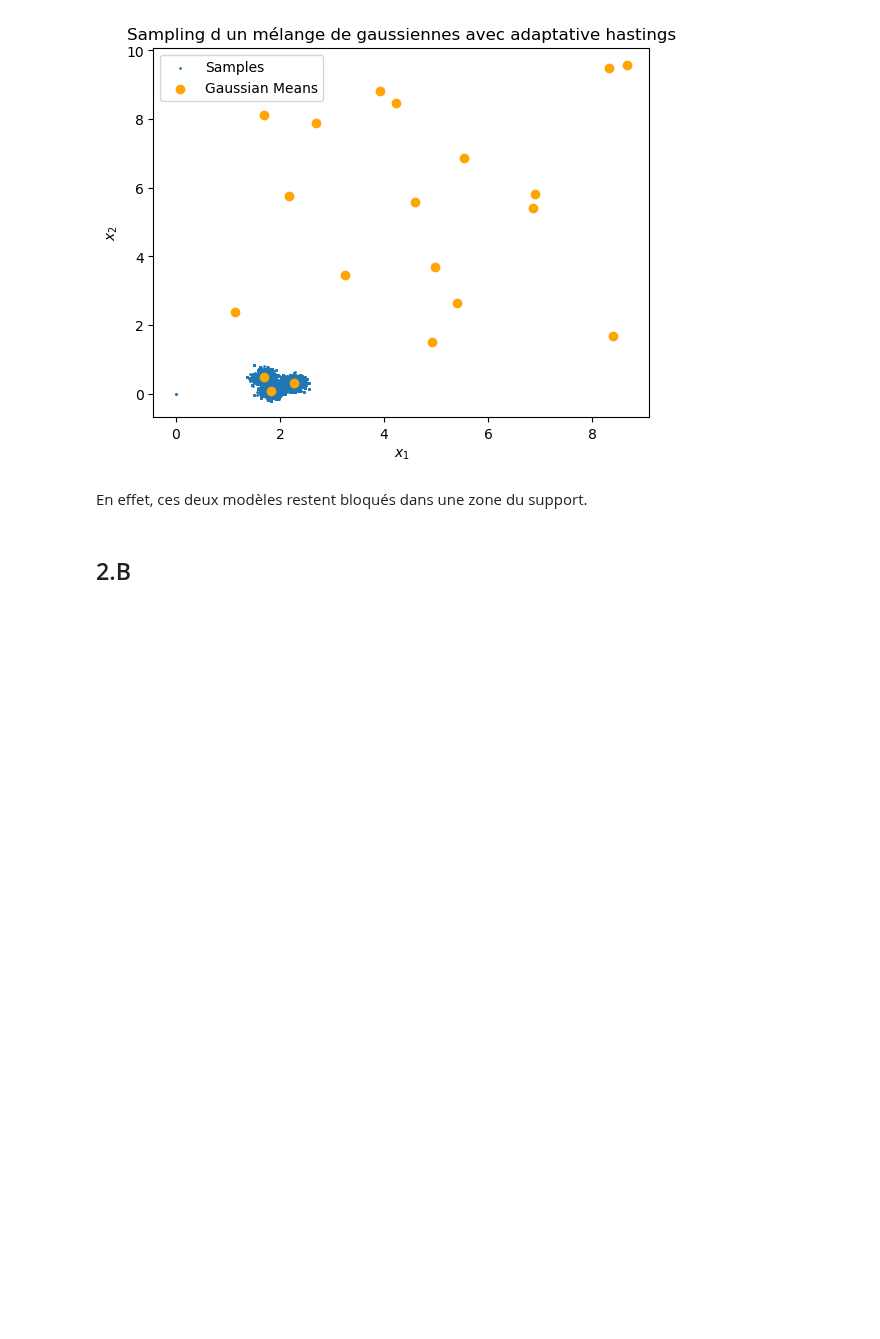
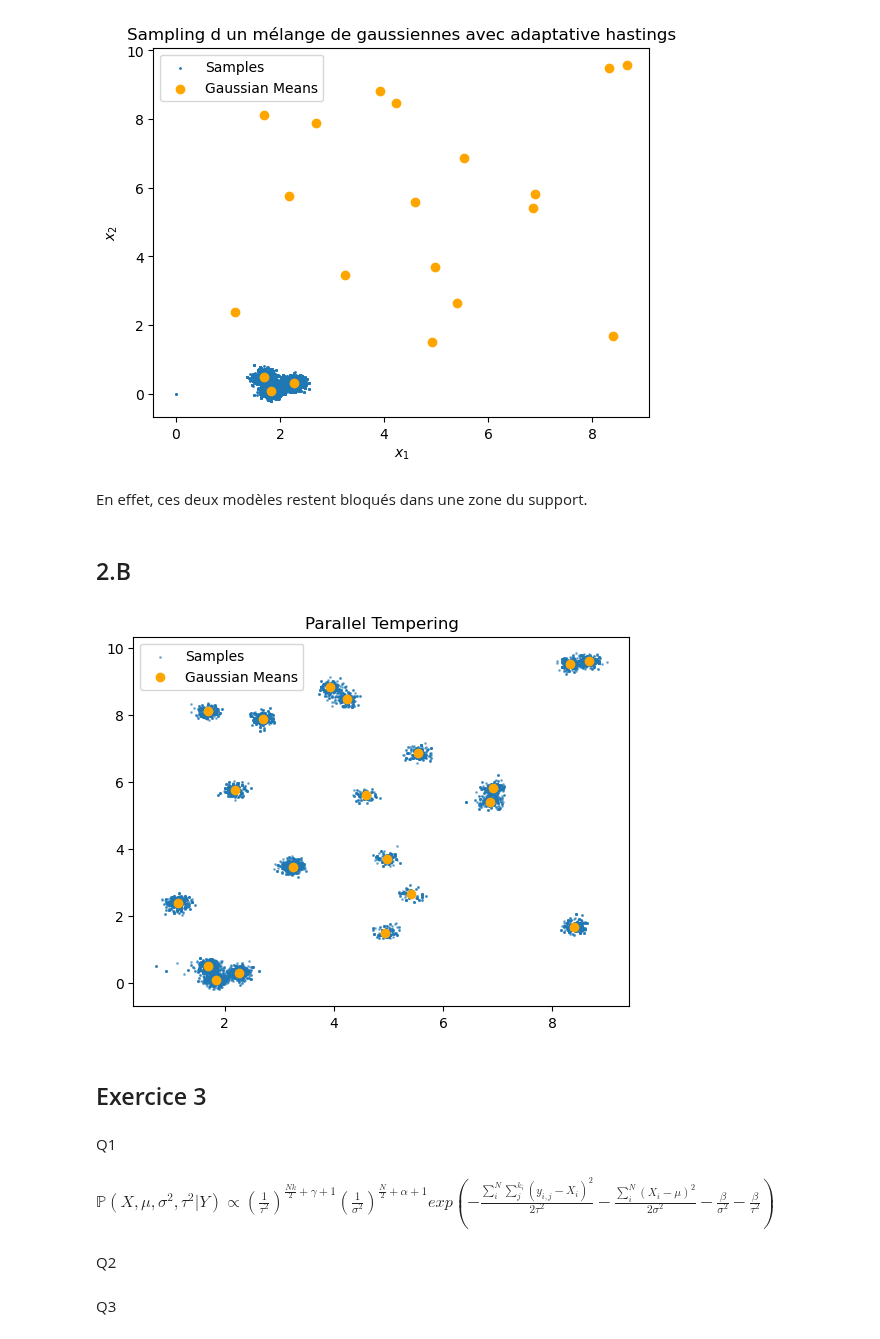
Before and after one commit to gregoirebechade/MVA_bis, a Jupyter notebook: computational_statistics/TP4.ipynb, the cells around one changed output. Drawn from its saved outputs; the diff is of its cells as text; code cells hidden in the pictures; blank space fills up the shorter version.

```diff
--- a/computational_statistics/TP4.ipynb
+++ b/computational_statistics/TP4.ipynb
@@ -358,30 +345,0 @@ def distrib_puissance_T(distrib, T):
-# %%
-def metropolis_hastings_bis(target_density, num_samples, cov_matric_prop, d):
-    samples = []
-    current = np.zeros(d)
-    for _ in range(num_samples):
-        proposal = current + np.random.multivariate_normal(mean=np.zeros(d), cov=cov_matric_prop)
-        acceptance_ratio = target_density(proposal) / target_density(current)
-        if np.random.rand() < acceptance_ratio:
-            current = proposal
-        samples.append(current)
-    return np.array(samples)
-# %%
-# paralell tempering
-def parallel_tempering(target_density, num_samples, num_chains, d, temperatures, covariances) :
-    chains = np.zeros((num_chains, num_samples, d))
-    for i in range(num_chains):
-        chains[i, 0] = np.zeros(d) # initialisation des chaines
-    for i in range(num_samples):
-        for j in range(num_chains):
-            chains[j, i] = metropolis_hastings_bis(distrib_puissance_T(target_density, temperatures[j]), 1, covariances[j], d)
-        # Choose uniformly (i, j) ∈ J1,KK2, with |i − j| = 1 ;
-        c2=num_chains
-        while c2 >=num_chains:
-            c1 = np.random.randint(num_chains - 1)
-            c2 = c1 + 1
-        alpha = (distrib_puissance_T(target_density, temperatures[c1])(chains[c2, i]) * distrib_puissance_T(target_density, temperatures[c2])(chains[c1, i])) / (distrib_puissance_T(target_density, temperatures[c1])(chains[c1, i]) * distrib_puissance_T(target_density, temperatures[c2])(chains[c2, i]))
-        alpha = min(1, alpha)
-        if np.random.rand() < alpha:
-            chains[c1, i], chains[c2, i] = chains[c2, i], chains[c1, i]
-    return chains
@@ -388,4 +391,15 @@ def parallel_tempering(target_density, num_samples, num_chains, d, temperatures,
 # %%
 temps= [60, 21.6, 7.7, 2.8, 1 ]
 covariances = [0.25**2 * temps[i]*np.eye(2) for i in range(5)]
-samples = parallel_tempering(pi_bis, 100, len(temps),     2, temps, covariances)
+samples = parallel_tempering(target_density, 10000, len(temps),2, temps, covariances)
+# %%
+samples = np.array(samples).transpose(1, 0, 2)
+my_samples = samples[-1]
+# %%
+plt.scatter(my_samples[:, 0], my_samples[:, 1], s=1, alpha=0.5, label='Samples')
+plt.scatter(mu[:, 0], mu[:, 1], color='orange', label='Gaussian Means')
+plt.legend()
+plt.title('Parallel Tempering')
+plt.show()
+# %% [output]
+[figure, added]
@@ -391,0 +437,9 @@ samples = parallel_tempering(pi_bis, 100, len(temps),     2, temps, covariances)
+# %% [markdown]
+## Exercice 3
+# %% [markdown]
+Q1
+# %% [markdown]
+
+${\mathbb{P}(X,\mu, \sigma^2,\tau^2 |Y) \propto (\frac{1}{\tau^2})^{\frac{Nk}{2} + \gamma + 1 }  (\frac{1}{\sigma^2})^{\frac{N}{2} + \alpha + 1 }  exp(- \frac{\sum_i^N \sum_j^{k_i} (y_{i,j} - X_i)^2}{2 \tau^2} - \frac{\sum_i^N (X_i - \mu)^2}{2 \sigma^2} - \frac{\beta}{\sigma^2} -\frac{\beta}{\tau^2} ) }$
+# %% [markdown]
+Q2
@@ -391,0 +475,2 @@ samples = parallel_tempering(pi_bis, 100, len(temps),     2, temps, covariances)
+# %% [markdown]
+Q3
```
Also changed, not shown: parts of 15 cells of this notebook.
